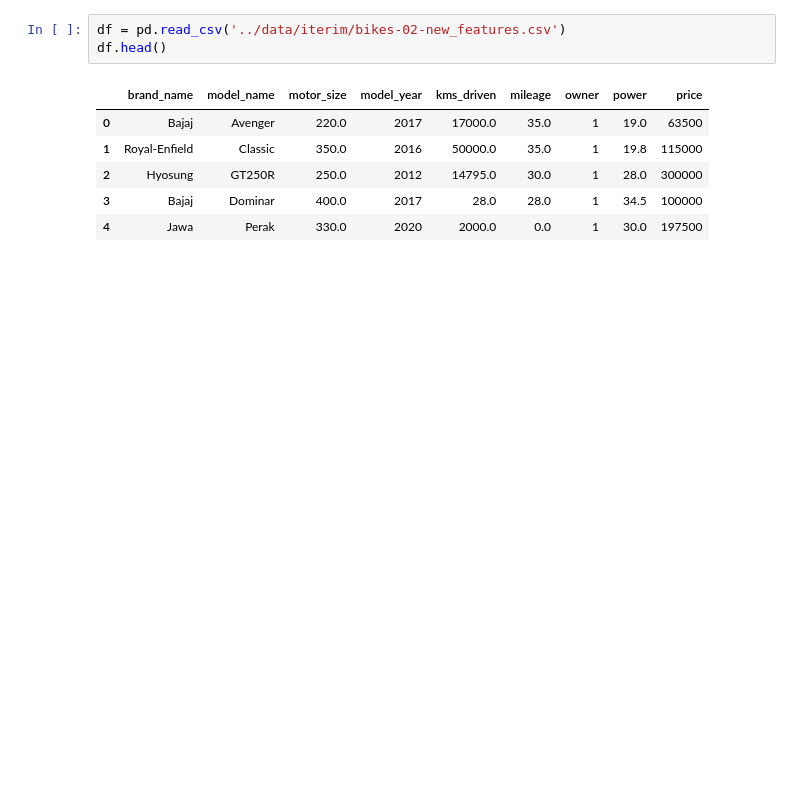
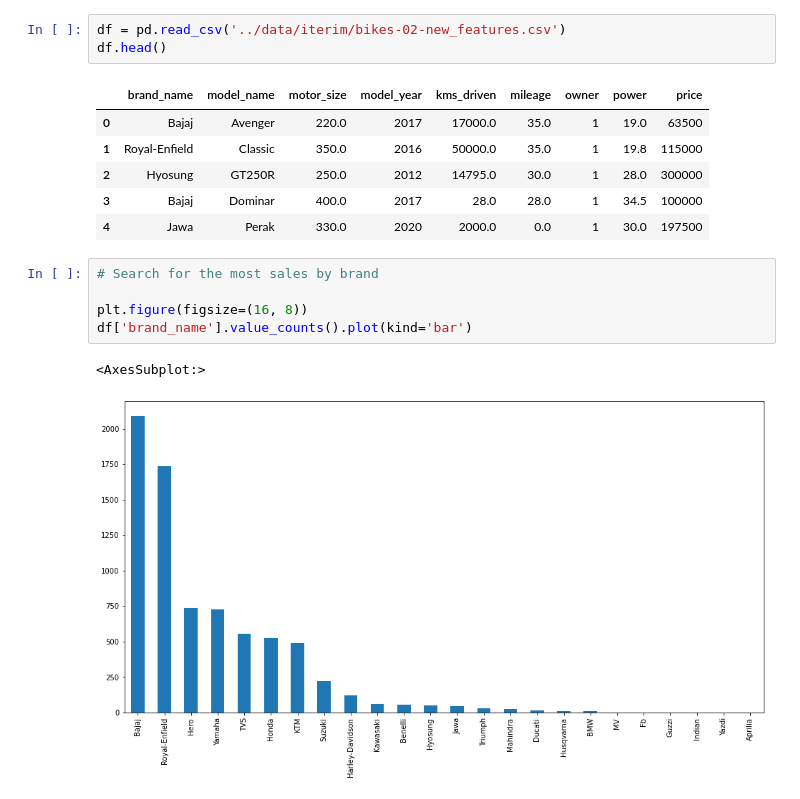
Before and after one commit to alexrods/Used-Bikes-Prices-Indian, a Jupyter notebook: notebooks/2.0-motorcycles-visuzlizations-fix-outliers.ipynb, the cells around one changed output. Drawn from its saved outputs; the diff is of its cells as text; blank space fills up the shorter version.

```diff
--- a/notebooks/2.0-motorcycles-visuzlizations-fix-outliers.ipynb
+++ b/notebooks/2.0-motorcycles-visuzlizations-fix-outliers.ipynb
@@ -15,3 +18,11 @@ df.head()
 | 2 | Hyosung | GT250R | 250.0 | 2012 | 14795.0 | 30.0 | 1 | 28.0 | 300000 |
 | 3 | Bajaj | Dominar | 400.0 | 2017 | 28.0 | 28.0 | 1 | 34.5 | 100000 |
 | 4 | Jawa | Perak | 330.0 | 2020 | 2000.0 | 0.0 | 1 | 30.0 | 197500 |
+# %%
+# Search for the most sales by brand
+
+plt.figure(figsize=(16, 8))
+df['brand_name'].value_counts().plot(kind='bar')
+# %% [output]
+<AxesSubplot:>
+[figure, added]
```
Also changed, not shown: parts of 18 cells of this notebook, 1 other file.
